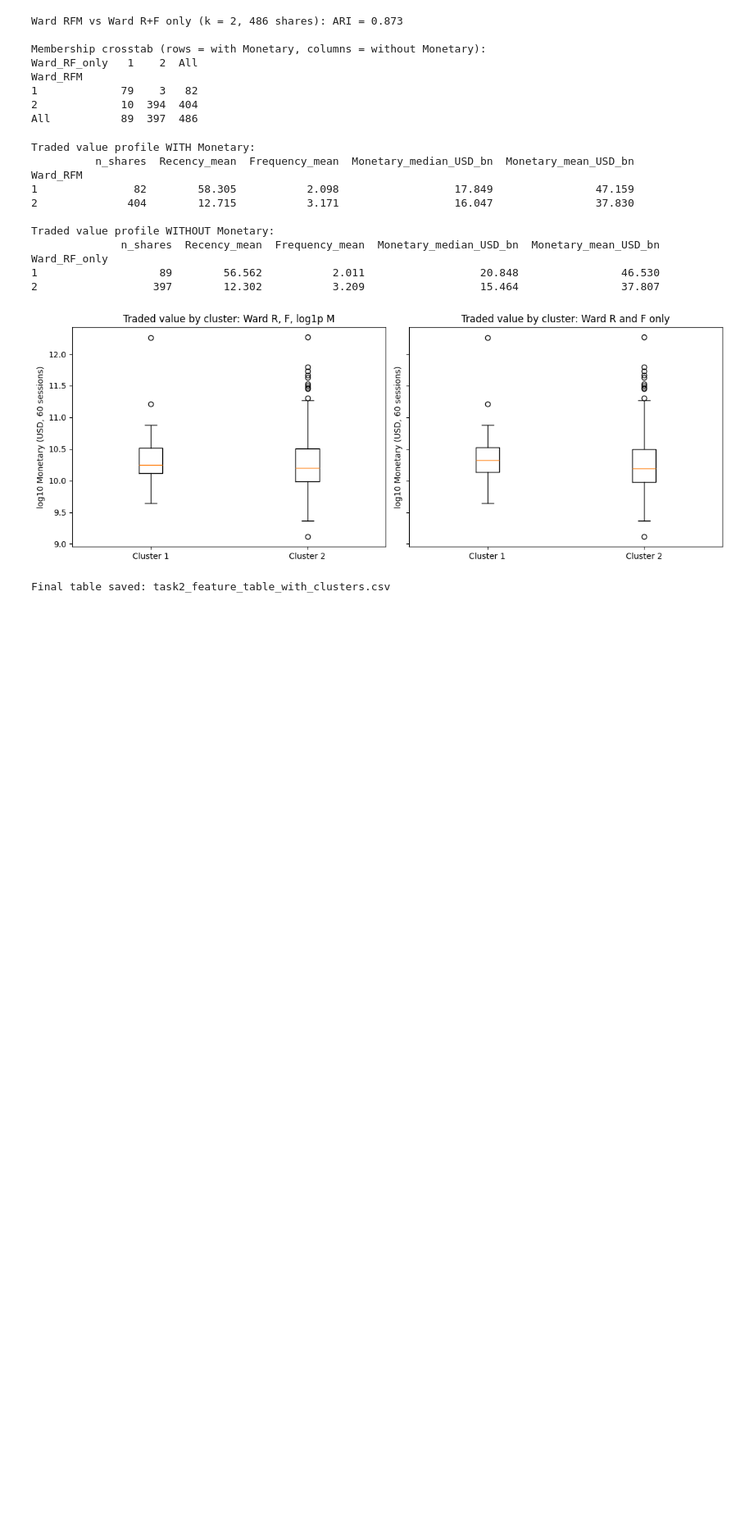
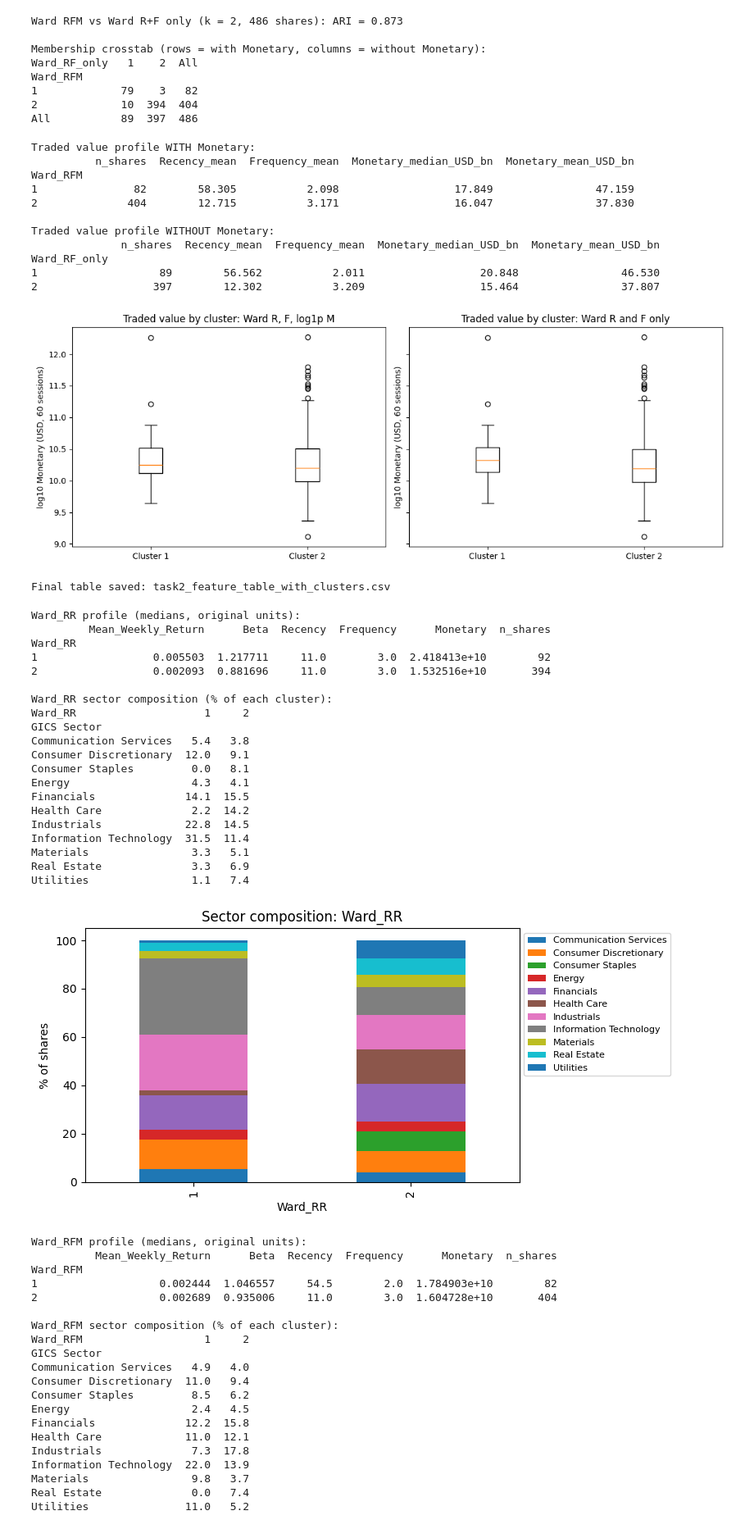
Before and after one commit to Minal7767/CRM_CW1, a Jupyter notebook: CRM.ipynb, the cells around one changed output. Shown at 82% size. Drawn from its saved outputs; the diff is of its cells as text; code cells hidden in the pictures; blank space fills up the shorter version.

```diff
--- a/CRM.ipynb
+++ b/CRM.ipynb
@@ -947,3 +947,59 @@ common.to_csv('task2_feature_table_with_clusters.csv')
 print('\nFinal table saved: task2_feature_table_with_clusters.csv')
 # %% [output]
 Final table saved: task2_feature_table_with_clusters.csv
+# %%
+# Task 3.2.1  Cluster profiles and sector composition
+# Weekly return / beta clusters (Ward_RR) compared with RFM clusters (Ward_RFM).
+for col in ['Ward_RR', 'Ward_RFM']:
+    print(f'\n{col} profile (medians, original units):')
+    print(common.groupby(col)[rr_cols + rfm_cols].median().assign(n_shares=common[col].value_counts()))
+    sector_pct = pd.crosstab(common['GICS Sector'], common[col], normalize='columns') * 100
+    print(f'\n{col} sector composition (% of each cluster):')
+    print(sector_pct.round(1))
+    sector_pct.T.plot(kind='bar', stacked=True, figsize=(8, 4), title=f'Sector composition: {col}')
+    plt.ylabel('% of shares'); plt.legend(bbox_to_anchor=(1, 1), fontsize=8)
+    plt.tight_layout(); plt.savefig(f'task3_2_1_sectors_{col}.png', dpi=150); plt.show()
+print('\nShares in each risk-return cluster (rows) x RFM cluster (columns):')
+print(pd.crosstab(common['Ward_RR'], common['Ward_RFM']))
+# %% [output]
+Ward_RR profile (medians, original units):
+         Mean_Weekly_Return      Beta  Recency  Frequency      Monetary  n_shares
+Ward_RR
+1                  0.005503  1.217711     11.0        3.0  2.418413e+10        92
+2                  0.002093  0.881696     11.0        3.0  1.532516e+10       394
+
+Ward_RR sector composition (% of each cluster):
+Ward_RR                    1     2
+GICS Sector
+Communication Services   5.4   3.8
+Consumer Discretionary  12.0   9.1
+Consumer Staples         0.0   8.1
+Energy                   4.3   4.1
+Financials              14.1  15.5
+Health Care              2.2  14.2
+Industrials             22.8  14.5
+Information Technology  31.5  11.4
+Materials                3.3   5.1
+Real Estate              3.3   6.9
+Utilities                1.1   7.4
+[figure, added]
+Ward_RFM profile (medians, original units):
+          Mean_Weekly_Return      Beta  Recency  Frequency      Monetary  n_shares
+Ward_RFM
+1                   0.002444  1.046557     54.5        2.0  1.784903e+10        82
+2                   0.002689  0.935006     11.0        3.0  1.604728e+10       404
+
+Ward_RFM sector composition (% of each cluster):
+Ward_RFM                   1     2
+GICS Sector
+Communication Services   4.9   4.0
+Consumer Discretionary  11.0   9.4
+Consumer Staples         8.5   6.2
+Energy                   2.4   4.5
+Financials              12.2  15.8
+Health Care             11.0  12.1
+Industrials              7.3  17.8
+Information Technology  22.0  13.9
+Materials                9.8   3.7
+Real Estate              0.0   7.4
+Utilities               11.0   5.2
```
Also changed, not shown: parts of 8 cells of this notebook.
